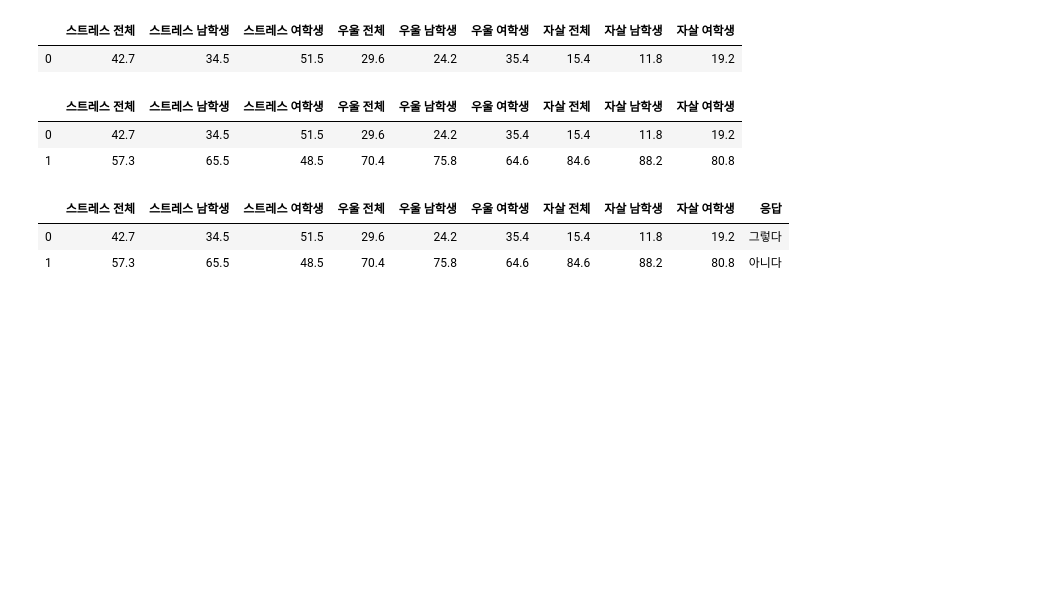
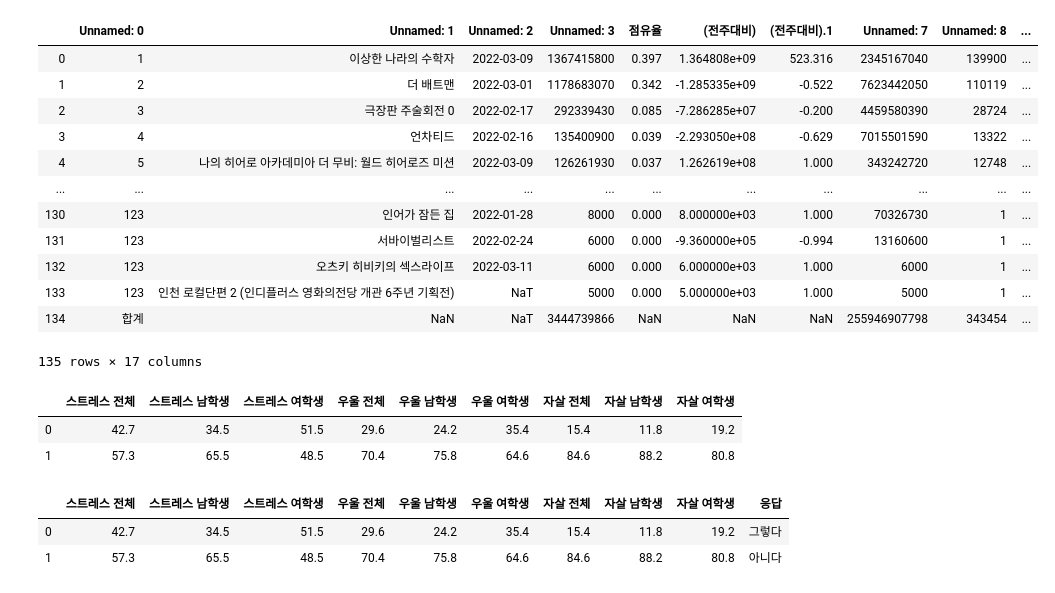
Before and after one commit to Yusubin/jupyter, a Jupyter notebook: data03/visual01.ipynb, the cells around one changed output. Saved outputs shown, nothing was run; the diff lists cells and outputs as text; code cells hidden in the pictures; blank space fills up the shorter version.

```diff
--- a/data03/visual01.ipynb
+++ b/data03/visual01.ipynb
@@ -4,11 +4,22 @@ import numpy as np
 # %%
 col_names = ['스트레스 전체','스트레스 남학생','스트레스 여학생','우울 전체','우울 남학생','우울 여학생','자살 전체','자살 남학생','자살 여학생',]
 # %%
-teen=pd.read_excel('../csv-data/teenage_mental.xls', header=1, names=col_names,usecols='C:K')
+teen=pd.read_excel('../csv-data/mv.xlsx', header=1)
 teen
 # %% [output]
-|  | 스트레스 전체 | 스트레스 남학생 | 스트레스 여학생 | 우울 전체 | 우울 남학생 | 우울 여학생 | 자살 전체 | 자살 남학생 | 자살 여학생 |
-| 0 | 42.7 | 34.5 | 51.5 | 29.6 | 24.2 | 35.4 | 15.4 | 11.8 | 19.2 |
+|  | Unnamed: 0 | Unnamed: 1 | Unnamed: 2 | Unnamed: 3 | 점유율 | (전주대비) | (전주대비).1 | Unnamed: 7 | Unnamed: 8 | ... |
+| 0 | 1 | 이상한 나라의 수학자 | 2022-03-09 | 1367415800 | 0.397 | 1.364808e+09 | 523.316 | 2345167040 | 139900 | ... |
+| 1 | 2 | 더 배트맨 | 2022-03-01 | 1178683070 | 0.342 | -1.285335e+09 | -0.522 | 7623442050 | 110119 | ... |
+| 2 | 3 | 극장판 주술회전 0 | 2022-02-17 | 292339430 | 0.085 | -7.286285e+07 | -0.200 | 4459580390 | 28724 | ... |
+| 3 | 4 | 언차티드 | 2022-02-16 | 135400900 | 0.039 | -2.293050e+08 | -0.629 | 7015501590 | 13322 | ... |
+| 4 | 5 | 나의 히어로 아카데미아 더 무비: 월드 히어로즈 미션 | 2022-03-09 | 126261930 | 0.037 | 1.262619e+08 | 1.000 | 343242720 | 12748 | ... |
+| ... | ... | ... | ... | ... | ... | ... | ... | ... | ... | ... |
+| 130 | 123 | 인어가 잠든 집 | 2022-01-28 | 8000 | 0.000 | 8.000000e+03 | 1.000 | 70326730 | 1 | ... |
+| 131 | 123 | 서바이벌리스트 | 2022-02-24 | 6000 | 0.000 | -9.360000e+05 | -0.994 | 13160600 | 1 | ... |
+| 132 | 123 | 오츠키 히비키의 섹스라이프 | 2022-03-11 | 6000 | 0.000 | 6.000000e+03 | 1.000 | 6000 | 1 | ... |
+| 133 | 123 | 인천 로컬단편 2 (인디플러스 영화의전당 개관 6주년 기획전) | NaT | 5000 | 0.000 | 5.000000e+03 | 1.000 | 5000 | 1 | ... |
+| 134 | 합계 | NaN | NaT | 3444739866 | NaN | NaN | NaN | 255946907798 | 343454 | ... |
+135 rows × 17 columns
 # %%
 teen.loc[1]= 100 - teen.loc[0]
 teen
```
Also changed, not shown: 37 other files.
